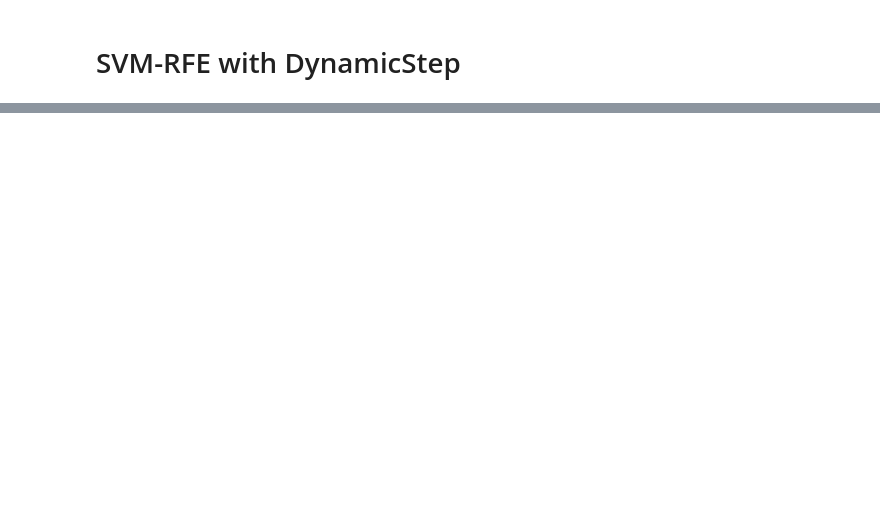
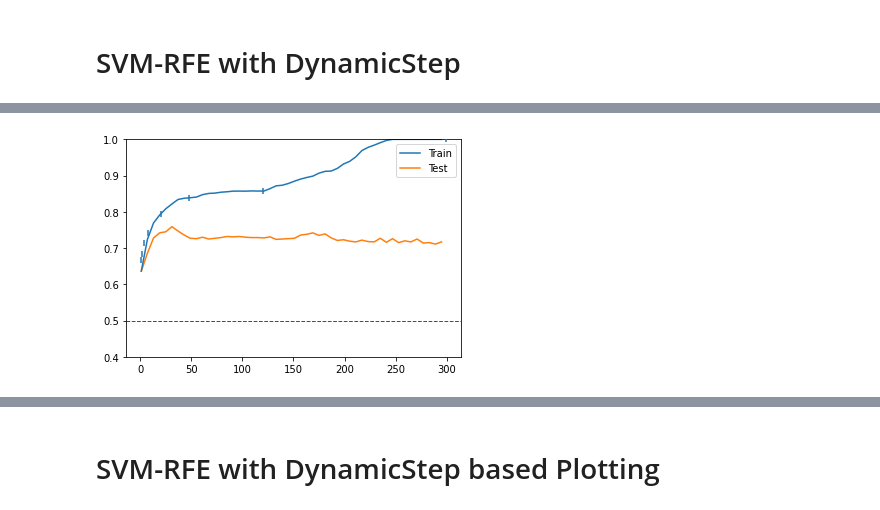
Before and after one commit to elmeunick9/TFG, a Jupyter notebook: Lab/DynamicStep/svm-vanilla-parallel.ipynb, the cells around one changed output, grey strips where cells are left out. Saved outputs shown, nothing was run; the diff lists cells and outputs as text; code cells hidden in the pictures; blank space fills up the shorter version.

```diff
--- a/Lab/DynamicStep/svm-vanilla-parallel.ipynb
+++ b/Lab/DynamicStep/svm-vanilla-parallel.ipynb
@@ -162,0 +175,4 @@ __main__.SVM_RFE_W_DSTEP - 00:00:05.381157900
+# %%
+SVM_RFE_W_DSTEP(0.6)
+# %% [output]
+[figure, added]
@@ -162,0 +181,2 @@ __main__.SVM_RFE_W_DSTEP - 00:00:05.381157900
+# %% [markdown]
+# SVM-RFE with DynamicStep based Plotting
```
Also changed, not shown: parts of 16 cells of this notebook, 55 other files.
